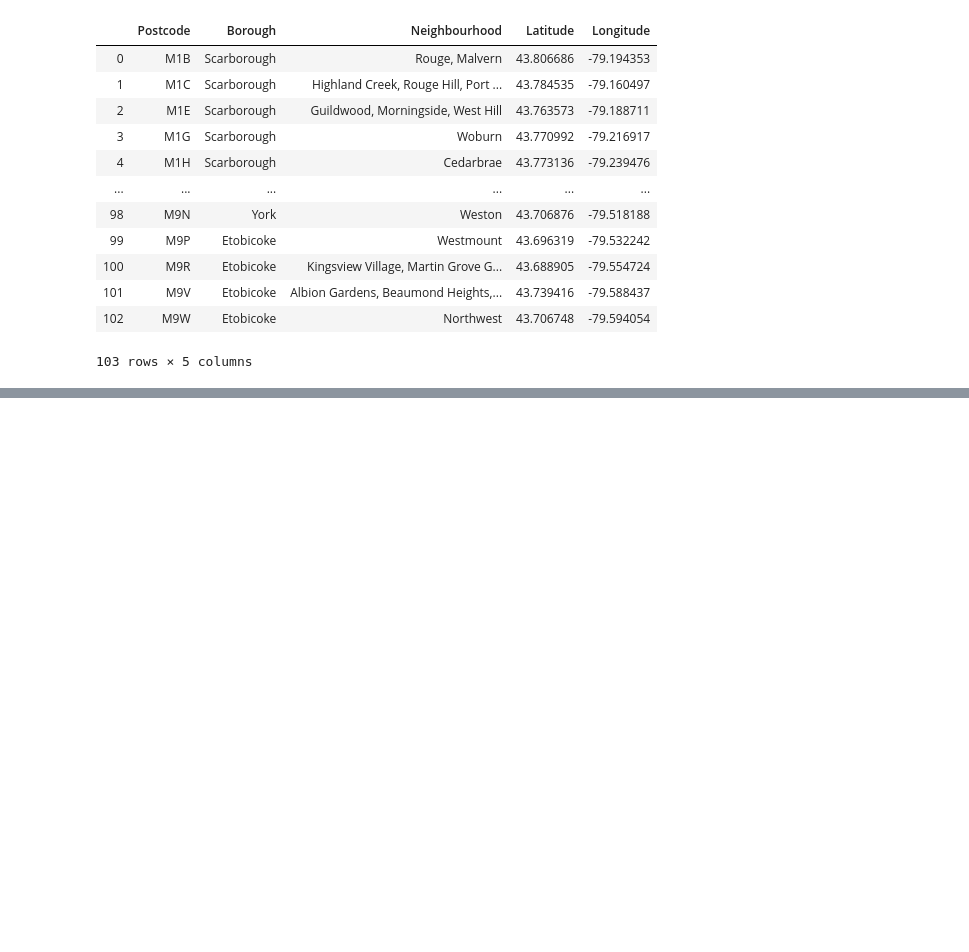
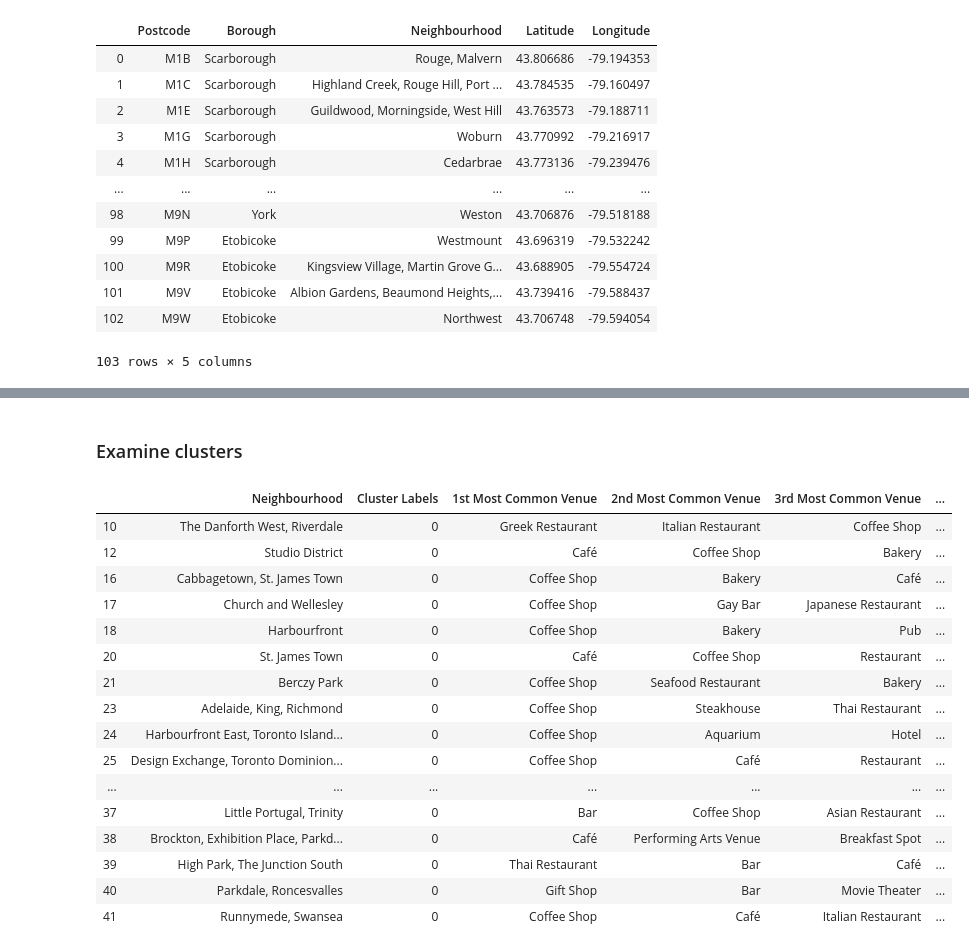
Before and after one commit to anneadb/Coursera_Capstone, a Jupyter notebook: Data_Science_Capstone.ipynb, the cells around one changed output, grey strips where cells are left out. Saved outputs shown, nothing was run; the diff lists cells and outputs as text; code cells hidden in the pictures; blank space fills up the shorter version.

```diff
--- a/Data_Science_Capstone.ipynb
+++ b/Data_Science_Capstone.ipynb
@@ -97,0 +311,27 @@ df_coords.to_csv("df_coords.csv")
+# %%
+def return_most_common_venues(row, num_top_venues):
+    row_categories = row.iloc[1:]
+    row_categories_sorted = row_categories.sort_values(ascending=False)
+
+    return row_categories_sorted.index.values[0:num_top_venues]
+# %%
+num_top_venues = 10
+
+indicators = ['st', 'nd', 'rd']
+
+# create columns according to number of top venues
+columns = ['Neighborhood']
+for ind in np.arange(num_top_venues):
+    try:
+        columns.append('{}{} Most Common Venue'.format(ind+1, indicators[ind]))
+    except:
+        columns.append('{}th Most Common Venue'.format(ind+1))
+
+# create a new dataframe
+neighborhoods_venues_sorted = pd.DataFrame(columns=columns)
+neighborhoods_venues_sorted['Neighborhood'] = toronto_grouped['Neighborhood']
+
+for ind in np.arange(toronto_grouped.shape[0]):
+    neighborhoods_venues_sorted.iloc[ind, 1:] = return_most_common_venues(toronto_grouped.iloc[ind, :], num_top_venues)
+
+neighborhoods_venues_sorted.head()
@@ -97,0 +347,8 @@ df_coords.to_csv("df_coords.csv")
+# %%
+kclusters = 5
+
+toronto_grouped_clustering = toronto_grouped.drop('Neighborhood', 1)
+
+kmeans = KMeans(n_clusters=kclusters, random_state=0).fit(toronto_grouped_clustering)
+
+kmeans.labels_[0:10]
@@ -97,0 +357,8 @@ df_coords.to_csv("df_coords.csv")
+# %%
+neighborhoods_venues_sorted.insert(0, 'Cluster Labels', kmeans.labels_)
+
+toronto_merged = df_coords
+
+toronto_merged = toronto_merged.merge(neighborhoods_venues_sorted.set_index('Neighborhood'), left_on='Neighbourhood', right_on="Neighborhood")
+
+toronto_merged.head()
@@ -97,0 +400,22 @@ df_coords.to_csv("df_coords.csv")
+# %% [markdown]
+### Examine clusters
+# %%
+toronto_merged.loc[toronto_merged['Cluster Labels'] == 0, toronto_merged.columns[[2] + list(range(5, toronto_merged.shape[1]))]]
+# %% [output]
+|  | Neighbourhood | Cluster Labels | 1st Most Common Venue | 2nd Most Common Venue | 3rd Most Common Venue | ... |
+| 10 | The Danforth West, Riverdale | 0 | Greek Restaurant | Italian Restaurant | Coffee Shop | ... |
+| 12 | Studio District | 0 | Café | Coffee Shop | Bakery | ... |
+| 16 | Cabbagetown, St. James Town | 0 | Coffee Shop | Bakery | Café | ... |
+| 17 | Church and Wellesley | 0 | Coffee Shop | Gay Bar | Japanese Restaurant | ... |
+| 18 | Harbourfront | 0 | Coffee Shop | Bakery | Pub | ... |
+| 20 | St. James Town | 0 | Café | Coffee Shop | Restaurant | ... |
+| 21 | Berczy Park | 0 | Coffee Shop | Seafood Restaurant | Bakery | ... |
+| 23 | Adelaide, King, Richmond | 0 | Coffee Shop | Steakhouse | Thai Restaurant | ... |
+| 24 | Harbourfront East, Toronto Island... | 0 | Coffee Shop | Aquarium | Hotel | ... |
+| 25 | Design Exchange, Toronto Dominion... | 0 | Coffee Shop | Café | Restaurant | ... |
+| ... | ... | ... | ... | ... | ... | ... |
+| 37 | Little Portugal, Trinity | 0 | Bar | Coffee Shop | Asian Restaurant | ... |
+| 38 | Brockton, Exhibition Place, Parkd... | 0 | Café | Performing Arts Venue | Breakfast Spot | ... |
+| 39 | High Park, The Junction South | 0 | Thai Restaurant | Bar | Café | ... |
+| 40 | Parkdale, Roncesvalles | 0 | Gift Shop | Bar | Movie Theater | ... |
+| 41 | Runnymede, Swansea | 0 | Coffee Shop | Café | Italian Restaurant | ... |
```
Also changed, not shown: parts of 38 cells of this notebook, 1 other file.
